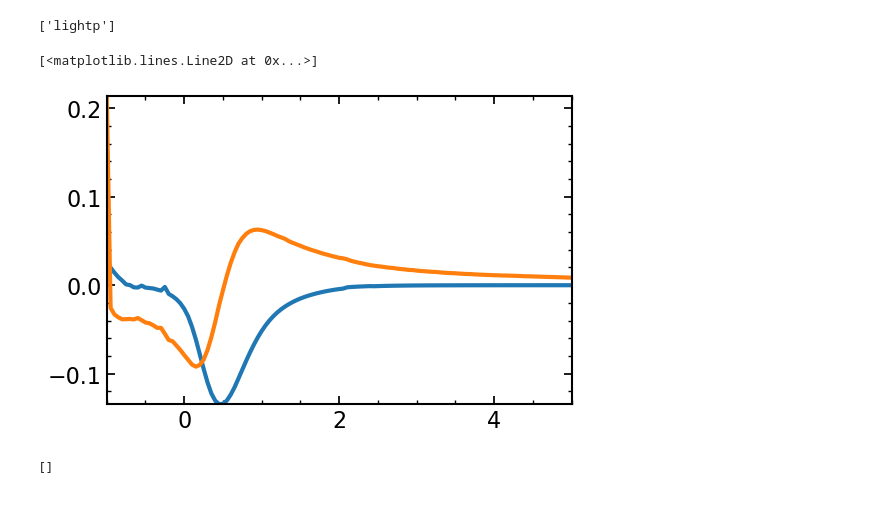
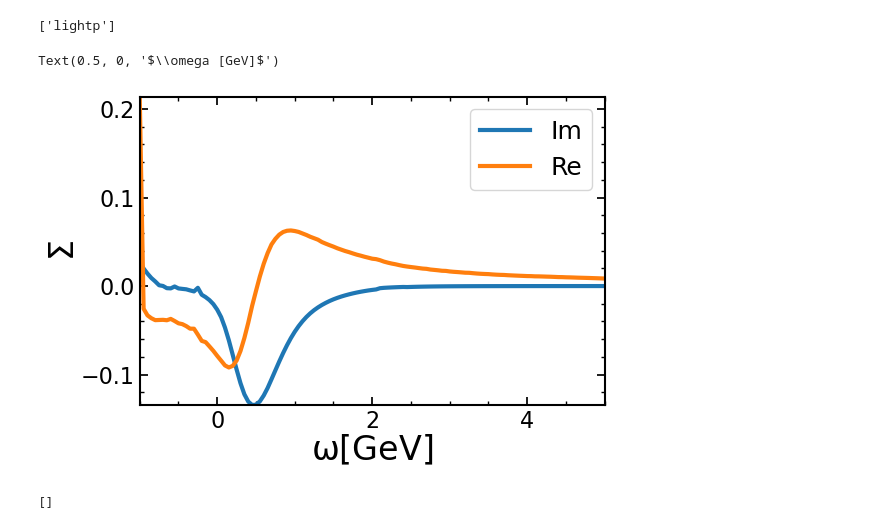
Before and after one commit to k-maslov/TMQGP, a Jupyter notebook: FromZhanduo/CompareZhanduo.ipynb, the cells around one changed output. Cells and saved outputs as stored; diff of their text form; code cells hidden in the pictures.

```diff
--- a/FromZhanduo/CompareZhanduo.ipynb
+++ b/FromZhanduo/CompareZhanduo.ipynb
@@ -157,11 +157,15 @@ for i in range(121):
     for j in range(61):
         df_Re_vals[i, j] = df_Re[i, j, -1]
 # %%
-plt.plot(erange_SF, df_Im_vals[:, 0])
-plt.plot(erange_SF, df_Re_vals[:, 0])
+plt.plot(erange_SF, df_Im_vals[:, 0], label='Im')
+plt.plot(erange_SF, df_Re_vals[:, 0], label='Re')
+plt.ylabel('$\Sigma$')
+
+plt.legend()
+plt.xlabel(r'$\omega [GeV]$')
 # %% [output]
-[<matplotlib.lines.Line2D at 0x...>]
+Text(0.5, 0, '$\\omega [GeV]$')
-[figure, old version]
+[figure, new version]
 # %%
 plt.plot(erange_SF, -df_Im_vals[:, 0])
 plt.semilogy()
```
Also changed, not shown: 4 other files.
